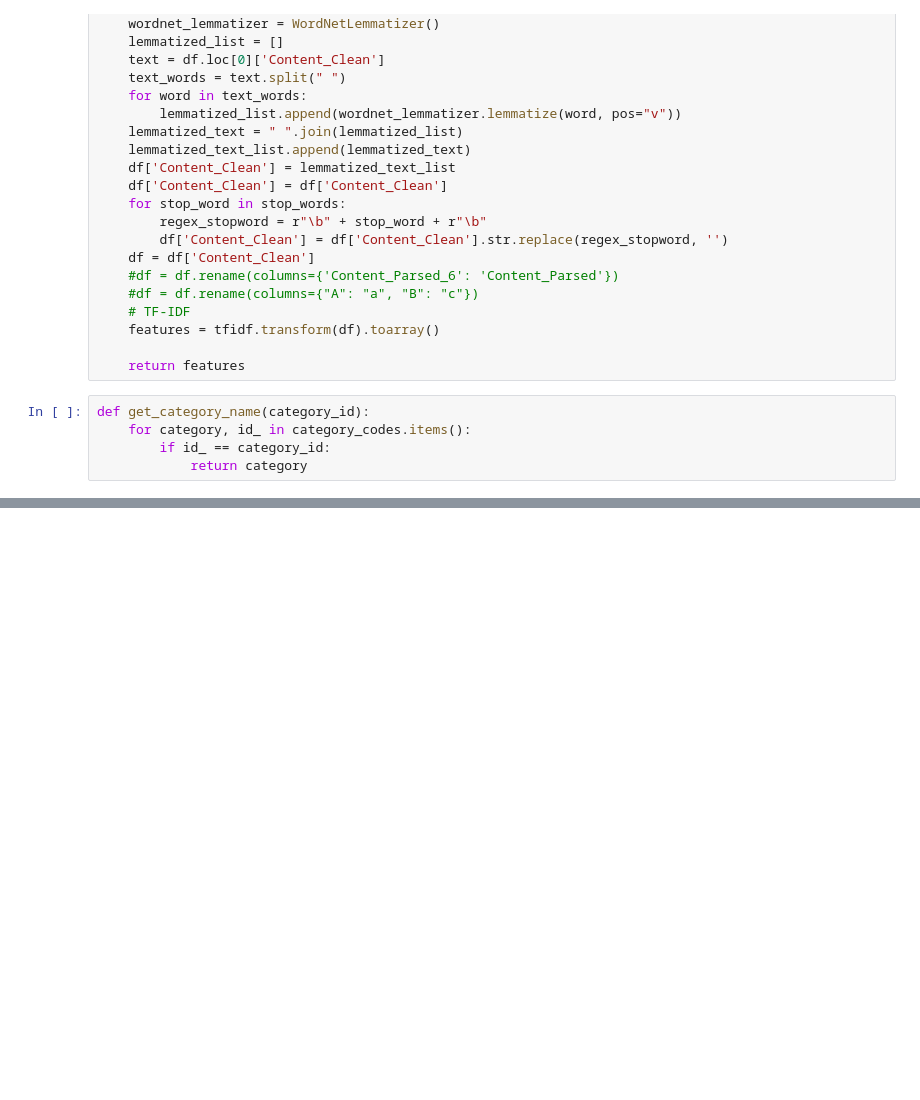
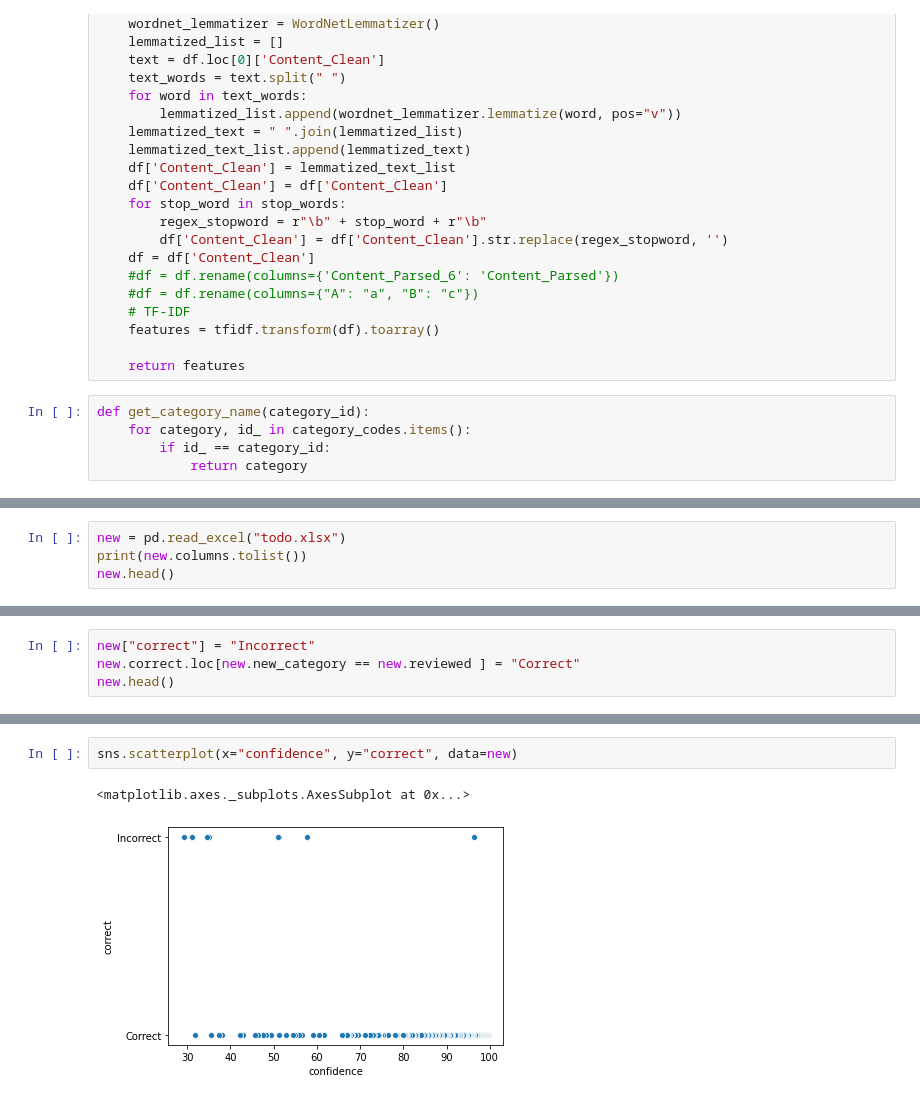
Before and after one commit to kelu124/ebayUSprobes, a Jupyter notebook: 10.ApplyModel.ipynb, the cells around one changed output, grey strips where cells are left out. Drawn from its saved outputs; the diff is of its cells as text; blank space fills up the shorter version.

```diff
--- a/10.ApplyModel.ipynb
+++ b/10.ApplyModel.ipynb
@@ -135,0 +133,4 @@ See the caveats in the documentation: https://pandas.pydata.org/pandas-docs/stab
+# %%
+new = pd.read_excel("todo.xlsx")
+print(new.columns.tolist())
+new.head()
@@ -135,0 +160,4 @@ See the caveats in the documentation: https://pandas.pydata.org/pandas-docs/stab
+# %%
+new["correct"] = "Incorrect"
+new.correct.loc[new.new_category == new.reviewed ] = "Correct"
+new.head()
@@ -135,0 +175,5 @@ See the caveats in the documentation: https://pandas.pydata.org/pandas-docs/stab
+# %%
+sns.scatterplot(x="confidence", y="correct", data=new)
+# %% [output]
+<matplotlib.axes._subplots.AxesSubplot at 0x...>
+[figure, added]
```
Also changed, not shown: parts of 14 cells of this notebook, 12 other files.
